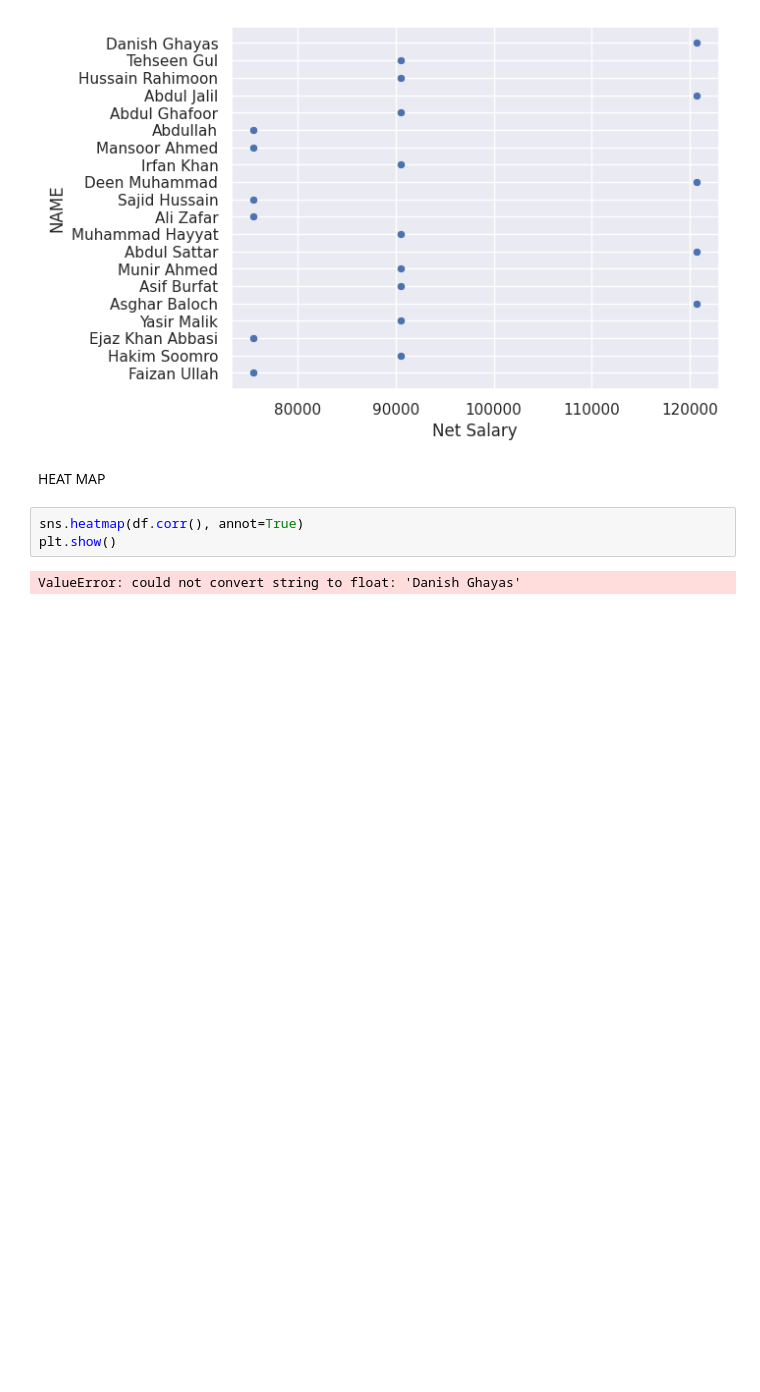
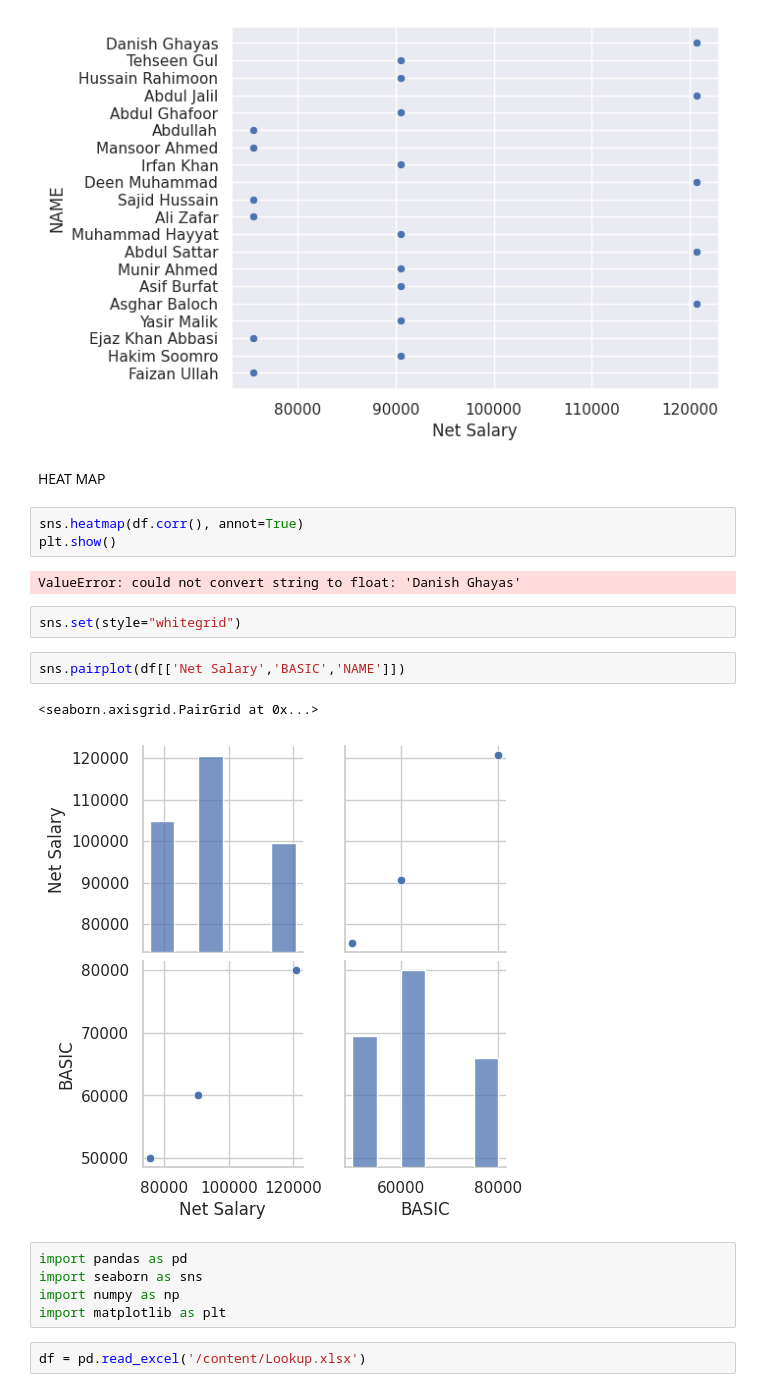
Before and after one commit to ZaidiSahab/Road-to-Data-Science, a Jupyter notebook: Learning_From_Youtube.ipynb, the cells around one changed output. Saved outputs shown, nothing was run; the diff lists cells and outputs as text; blank space fills up the shorter version.

```diff
--- a/Learning_From_Youtube.ipynb
+++ b/Learning_From_Youtube.ipynb
@@ -724,3 +724,17 @@ sns.heatmap(df.corr(), annot=True)
 plt.show()
 # %% [output]
 ValueError: could not convert string to float: 'Danish Ghayas'
+# %%
+sns.set(style="whitegrid")
+# %%
+sns.pairplot(df[['Net Salary','BASIC','NAME']])
+# %% [output]
+<seaborn.axisgrid.PairGrid at 0x...>
+[figure, added]
+# %%
+import pandas as pd
+import seaborn as sns
+import numpy as np
+import matplotlib as plt
+# %%
+df = pd.read_excel('/content/Lookup.xlsx')
```
Also changed, not shown: parts of 4 cells of this notebook.
